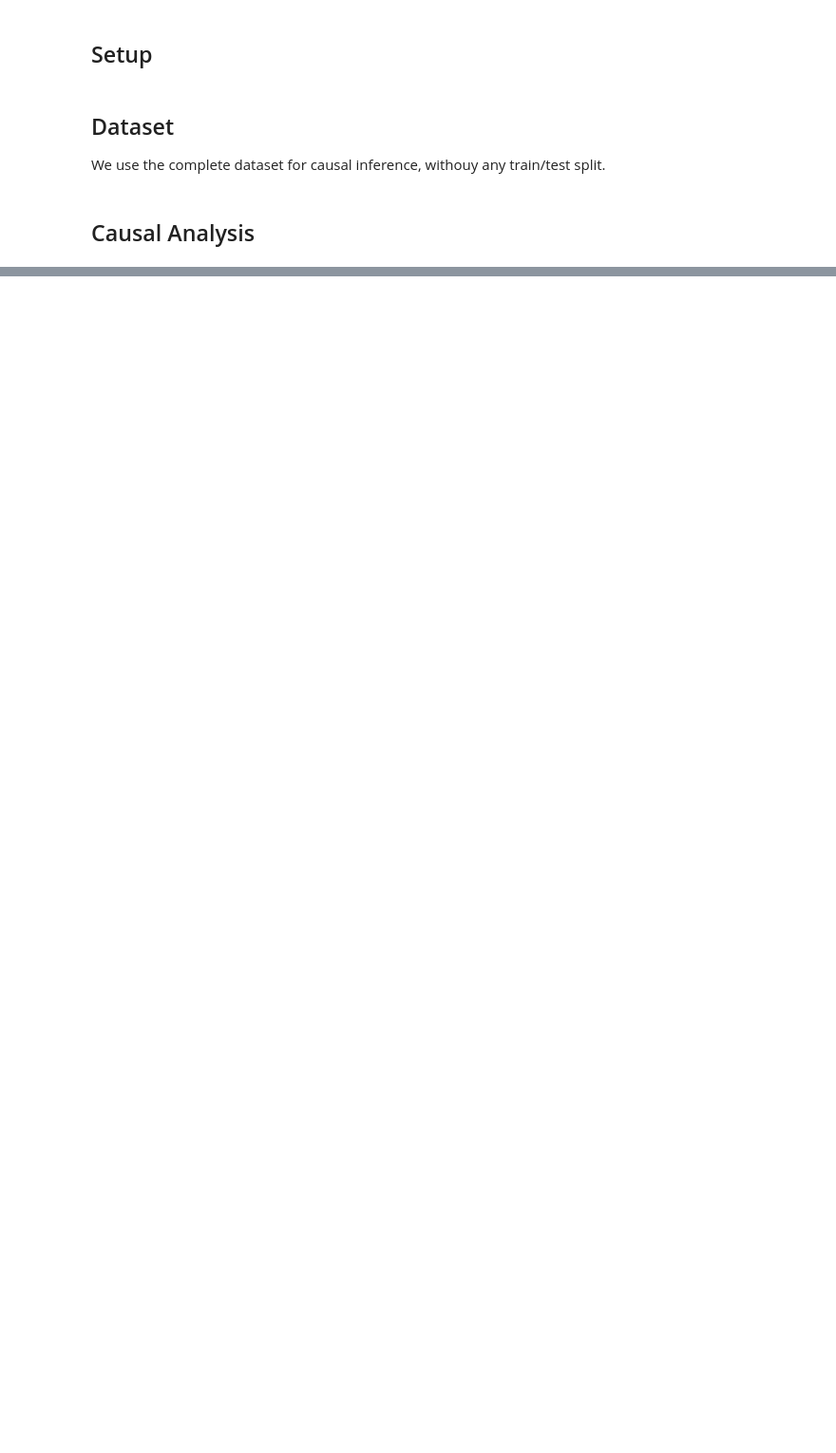
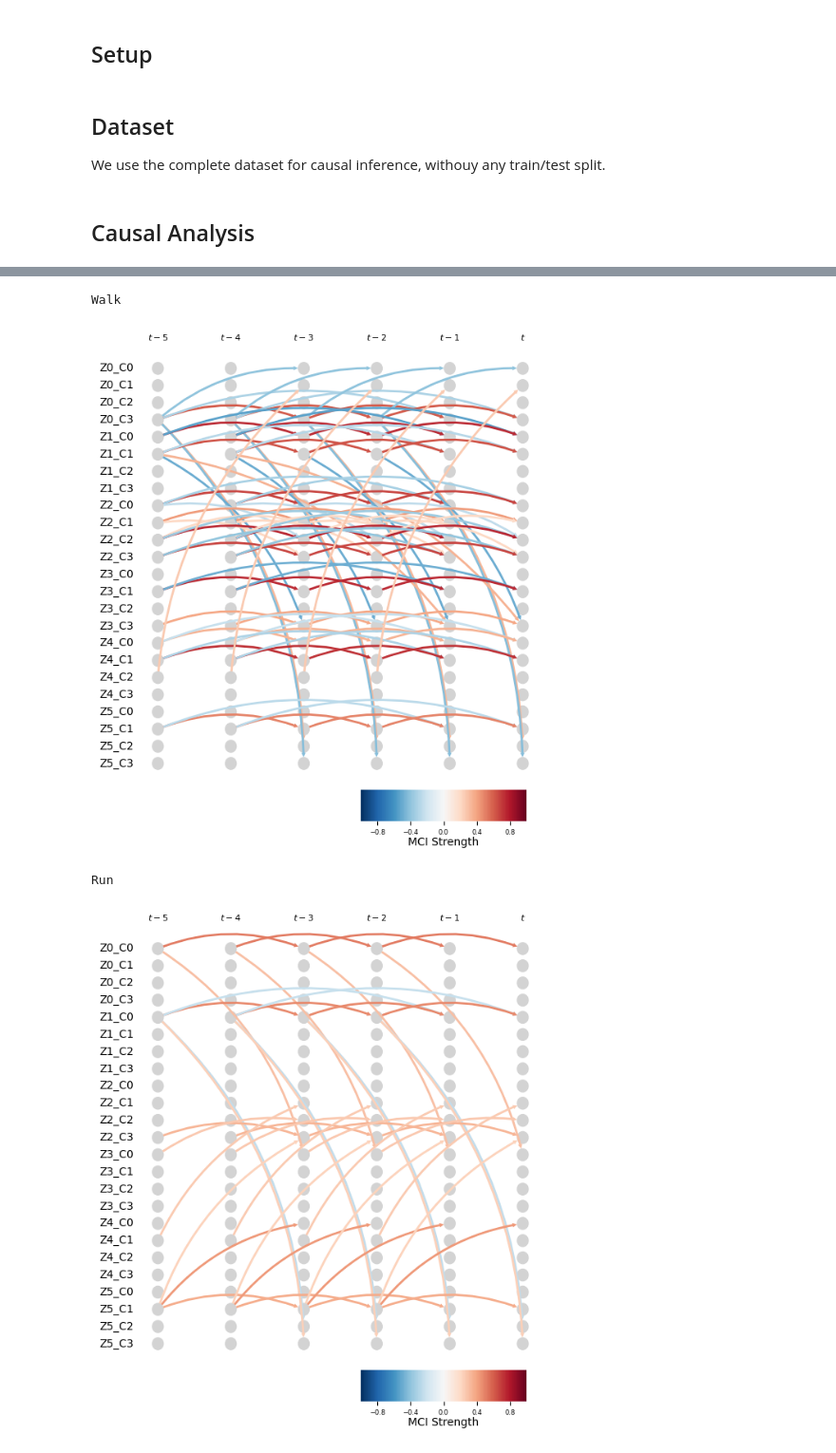
Before and after one commit to LucaCtt/charl-tre, a Jupyter notebook: notebooks/causal_analysis.ipynb, the cells around one changed output, grey strips where cells are left out. Shown at 95% size. Saved outputs shown, nothing was run; the diff lists cells and outputs as text; code cells hidden in the pictures; blank space fills up the shorter version.

Commit message:
feat: Update causal analysis outputs and model settings

```diff
--- a/notebooks/causal_analysis.ipynb
+++ b/notebooks/causal_analysis.ipynb
@@ -21,7 +21,7 @@ from csi_vae_gumbel.settings import Settings
 
 settings = Settings()
 
-IND_TEST = "cmisymb"
+IND_TEST = "parcorr"
 DEBUG = False
 SAVE_FIGS = True
 FILTER_THRESHOLD = 0.2
@@ -42,7 +42,7 @@ match IND_TEST:
     case "cmisymb":
         ind_test = CMIsymb()
     case "cmiknn":
-        ind_test = CMIknn()
+        ind_test = CMIknn(knn=5)
     case _:
         msg = f"Unknown independence test: {IND_TEST}"
         raise ValueError(msg)
@@ -52,18 +52,14 @@ match IND_TEST:
 We use the complete dataset for causal inference, withouy any train/test split.
 # %%
 # Shape will be (T, latent_dim, n_categories)
-latents_raw = np.load(f"../{settings.study_path}/latents/latents_{'hard' if is_ind_test_categorical else 'soft'}.npy")
+latents = np.load(f"../{settings.study_path}/latents/latents_{'hard' if is_ind_test_categorical else 'soft'}.npy")
 
 # Shape will be (T,)
 labels = np.load(f"../{settings.study_path}/latents/labels.npy")
 
-if is_ind_test_categorical:
-    # Get the argmax indices (the most likely category) for each latent dimension
-    latents = np.argmax(latents_raw, axis=2)
-else:
-    # Get the probability of the most likely category for each latent dimension
-    latents = torch.softmax(torch.from_numpy(latents_raw), dim=2).numpy()
-    latents = np.max(latents, axis=2)
+var_names = [f"Z{i}_C{j}" for i in range(latents.shape[1]) for j in range(latents.shape[2])]
+
+latents = latents.reshape(latents.shape[0], -1)
 
 labelled_causal_data = {}
 
@@ -71,7 +67,7 @@ labelled_causal_data = {}
 for label in np.unique(labels):
     # Extract latents for this specific movement sequence
     activity_latents = latents[labels == label]
-    activity_latents = activity_latents[::settings.train_window_size]
+    activity_latents = activity_latents[:: settings.train_window_size]
     labelled_causal_data[int(label)] = activity_latents
 # %% [markdown]
 ## Causal Analysis
@@ -169,0 +129,46 @@ Run
+# %%
+for activity_name in settings.activities:
+    out_dir = Path(f"../{settings.study_path}/causal_analysis/{IND_TEST}")
+
+    val_matrix = np.load(out_dir / f"{activity_name}_val_matrix.npy")
+    graph = np.load(out_dir / f"{activity_name}_graph.npy")
+
+    if IND_TEST == "gsquared":
+        compute_gsquared_signs(data, val_matrix)
+
+    # Find indices where the absolute strength is below the threshold and zero them
+    weak_links = np.abs(val_matrix) < FILTER_THRESHOLD
+    val_matrix[weak_links] = 0
+    graph[weak_links] = ""
+
+    for i in range(graph.shape[0]):
+        for j in range(graph.shape[1]):
+            for tau in range(graph.shape[2]):
+                # Remove bidirected (confounded) links
+                if graph[i, j, tau] == "<->" or "o" in graph[i, j, tau]:
+                    graph[i, j, tau] = ""
+                    val_matrix[i, j, tau] = 0
+
+    print(activity_name)
+
+    # 4. Plotting
+    # Time series graph is best for t, t-1, t-2 visualization
+    fig, ax = tp.plot_time_series_graph(
+        figsize=(6,6),
+        arrow_linewidth=2,
+        arrowhead_size=10,
+        node_size=0.03,
+        val_matrix=val_matrix,
+        graph=graph,
+        var_names=var_names,
+        link_colorbar_label="MCI Strength",
+    )
+
+    plt.tight_layout()
+    plt.savefig(out_dir / f"{activity_name}.pdf")
+    plt.show()
+# %% [output]
+Walk
+[figure, added]
+Run
+[figure, added]
```
Also changed, not shown: parts of 3 cells of this notebook, 44 other files.
